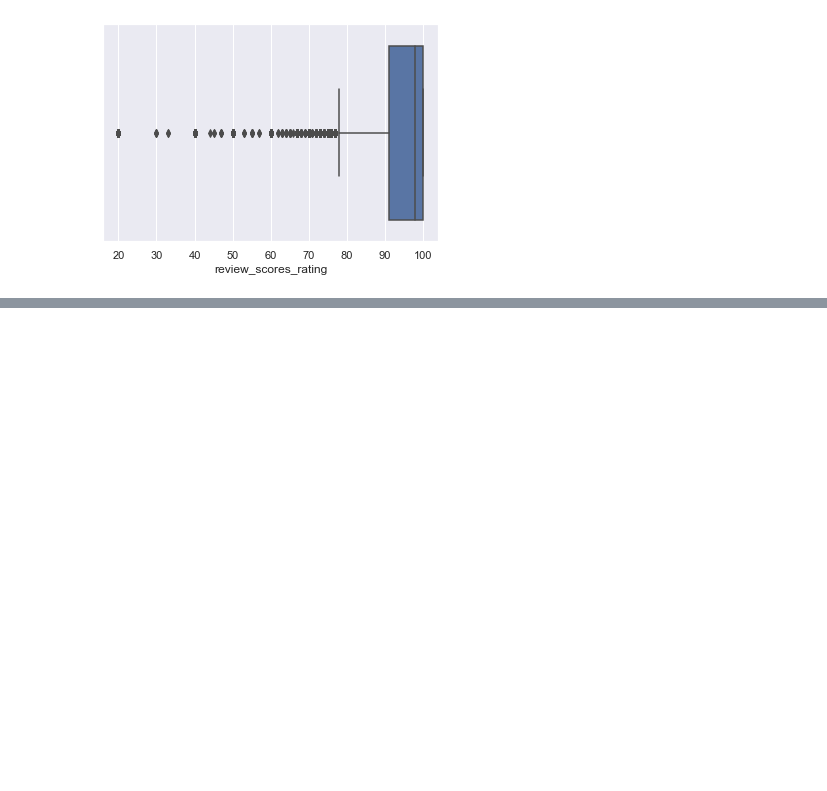
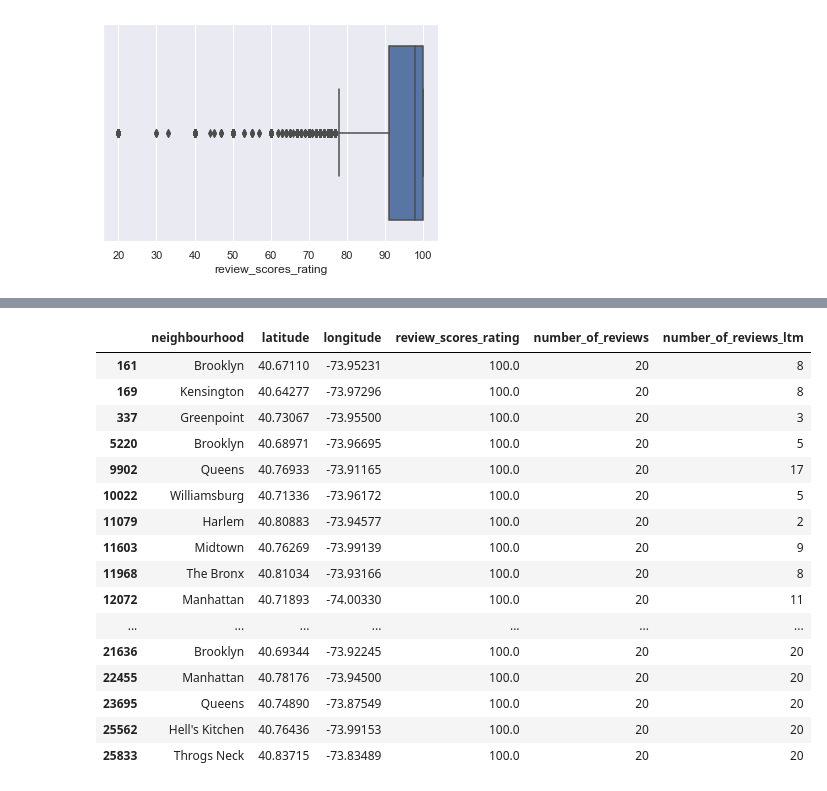
Before and after one commit to ShantiRoseCodes/dspt6-airbnb-eda, a Jupyter notebook: Location Location Location.ipynb, the cells around one changed output, grey strips where cells are left out. Drawn from its saved outputs; the diff is of its cells as text; code cells hidden in the pictures; blank space fills up the shorter version.

```diff
--- a/Location Location Location.ipynb
+++ b/Location Location Location.ipynb
@@ -794,0 +715,20 @@ airbnb['number_of_reviews'].median()
+# %%
+location_review[(location_review['review_scores_rating'] == 100) & (location_review['number_of_reviews'] ==20)]
+# %% [output]
+|  | neighbourhood | latitude | longitude | review_scores_rating | number_of_reviews | number_of_reviews_ltm |
+| 161 | Brooklyn | 40.67110 | -73.95231 | 100.0 | 20 | 8 |
+| 169 | Kensington | 40.64277 | -73.97296 | 100.0 | 20 | 8 |
+| 337 | Greenpoint | 40.73067 | -73.95500 | 100.0 | 20 | 3 |
+| 5220 | Brooklyn | 40.68971 | -73.96695 | 100.0 | 20 | 5 |
+| 9902 | Queens | 40.76933 | -73.91165 | 100.0 | 20 | 17 |
+| 10022 | Williamsburg | 40.71336 | -73.96172 | 100.0 | 20 | 5 |
+| 11079 | Harlem | 40.80883 | -73.94577 | 100.0 | 20 | 2 |
+| 11603 | Midtown | 40.76269 | -73.99139 | 100.0 | 20 | 9 |
+| 11968 | The Bronx | 40.81034 | -73.93166 | 100.0 | 20 | 8 |
+| 12072 | Manhattan | 40.71893 | -74.00330 | 100.0 | 20 | 11 |
+| ... | ... | ... | ... | ... | ... | ... |
+| 21636 | Brooklyn | 40.69344 | -73.92245 | 100.0 | 20 | 20 |
+| 22455 | Manhattan | 40.78176 | -73.94500 | 100.0 | 20 | 20 |
+| 23695 | Queens | 40.74890 | -73.87549 | 100.0 | 20 | 20 |
+| 25562 | Hell's Kitchen | 40.76436 | -73.99153 | 100.0 | 20 | 20 |
+| 25833 | Throgs Neck | 40.83715 | -73.83489 | 100.0 | 20 | 20 |
```
Also changed, not shown: parts of 32 cells of this notebook.
